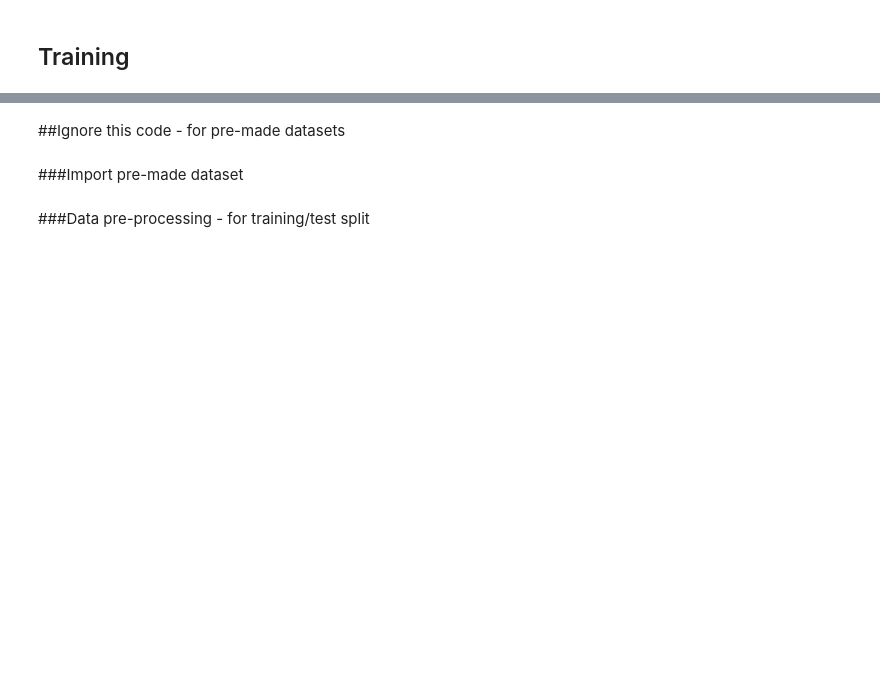
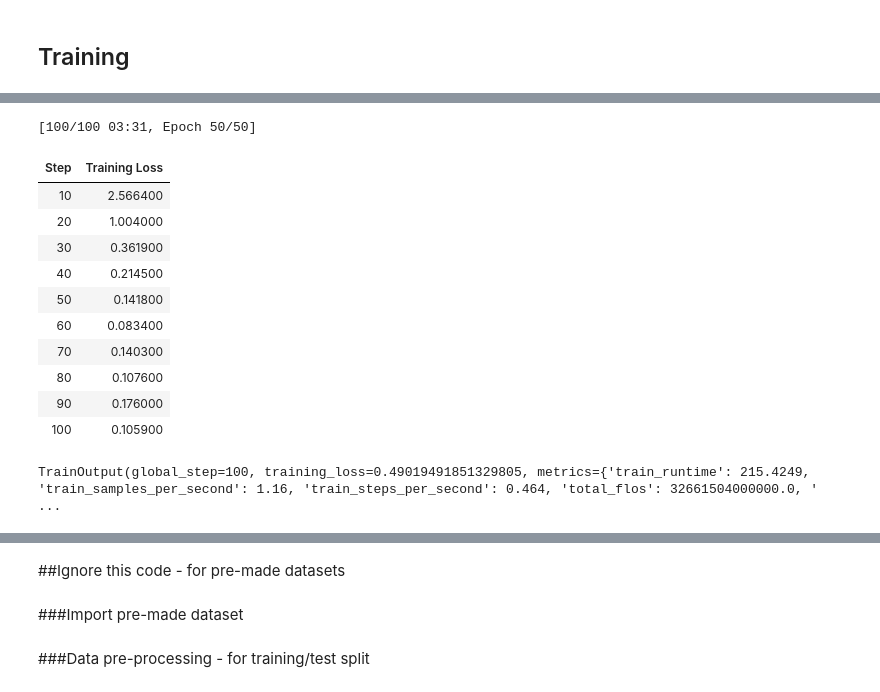
Before and after one commit to cda79/IAT360-LLM, a Jupyter notebook: IAT360_LLM.ipynb, the cells around one changed output, grey strips where cells are left out. Saved outputs shown, nothing was run; the diff lists cells and outputs as text; code cells hidden in the pictures; blank space fills up the shorter version.

```diff
--- a/IAT360_LLM.ipynb
+++ b/IAT360_LLM.ipynb
@@ -40,0 +68,5 @@ print(df[['text_for_tokenization']].head())
+# %%
+import pandas as pd
+pd.set_option('display.max_colwidth', None)
+
+print(df[['text_for_tokenization']].to_string())
@@ -94,0 +155,31 @@ train_dataset = tokenized_datasets
+# %%
+from transformers import TrainingArguments, Trainer
+import torch
+
+# load gpt-2 model
+model = GPT2LMHeadModel.from_pretrained("gpt2")
+
+# data collating allows us to use our csv datatables as the input for model
+# the mlm specifies whether we should mask tokens or not - usually used for prediction
+# when its set to false then the labels = inputs with the padding ignored
+# so the whole thing is read AND it returns the labels which is important for our specific translation use
+data_collator = DataCollatorForLanguageModeling(tokenizer=tokenizer, mlm=False)
+
+# set up the trainer and its arguements
+training_args = TrainingArguments(
+    output_dir="./gpt2_shakespeare_translator",  # directory to save checkpoints
+    num_train_epochs=50,                       # epoch size
+    per_device_train_batch_size=4,             # batch size
+    logging_steps=10,                          # log the stats of the training every 10 steps, creates a consistent loss chart
+)
+
+# initialize trainer
+trainer = Trainer(
+    model=model,
+    args=training_args,
+    train_dataset=train_dataset,
+    data_collator=data_collator,
+)
+
+trainer.train()
+# %% [output]
@@ -94,0 +187,13 @@ train_dataset = tokenized_datasets
+[100/100 03:31, Epoch 50/50]
+| Step | Training Loss |
+| 10 | 2.566400 |
+| 20 | 1.004000 |
+| 30 | 0.361900 |
+| 40 | 0.214500 |
+| 50 | 0.141800 |
+| 60 | 0.083400 |
+| 70 | 0.140300 |
+| 80 | 0.107600 |
+| 90 | 0.176000 |
+| 100 | 0.105900 |
+TrainOutput(global_step=100, training_loss=0.49019491851329805, metrics={'train_runtime': 215.4249, 'train_samples_per_second': 1.16, 'train_steps_per_second': 0.464, 'total_flos': 32661504000000.0, ' ...
```
Also changed, not shown: parts of 11 cells of this notebook.
